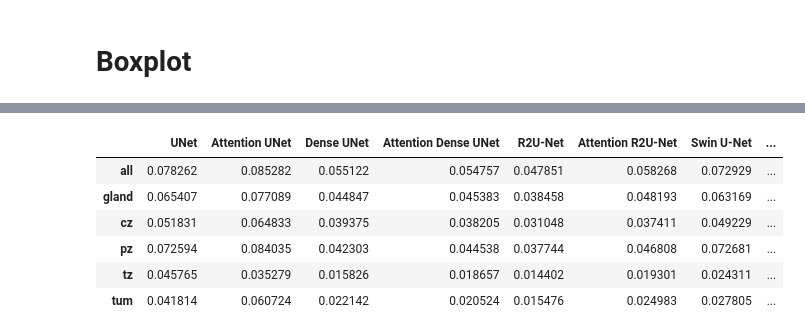
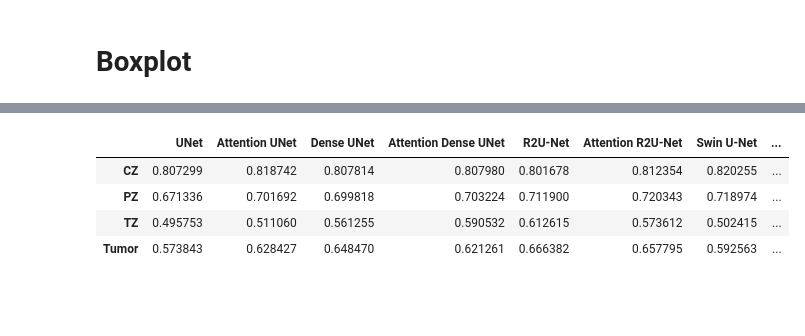
Before and after one commit to pabloquihui/Dataset_pca, a Jupyter notebook: plot_comparison.ipynb, the cells around one changed output, grey strips where cells are left out. Cells and saved outputs as stored; diff of their text form; code cells hidden in the pictures; blank space fills up the shorter version.

Commit message:
train mc faunet

```diff
--- a/plot_comparison.ipynb
+++ b/plot_comparison.ipynb
@@ -10,6 +19,10 @@ test = tf.data.Dataset.load('split_tensor/test_ds/')
 test_arr = np.array(list(test.as_numpy_iterator()))
 masks = test_arr[:,1,:,:,:]
 images = test_arr[:,0,:,:,:]
+# %%
+test = test.map(preprocess)
+test = test.cache()
+test = test.batch(6)
 # %% [markdown]
 ### Loading data
 # %%
@@ -533,0 +376,11 @@ plt.show()
+# %%
+df_models = {preds_models[0][0]: pd.DataFrame(boxplot_values[0]),
+             preds_models[1][0]: pd.DataFrame(boxplot_values[1]),
+             preds_models[2][0]: pd.DataFrame(boxplot_values[2]),
+             preds_models[3][0]: pd.DataFrame(boxplot_values[3]),
+             preds_models[4][0]: pd.DataFrame(boxplot_values[4]),
+             preds_models[5][0]: pd.DataFrame(boxplot_values[5]),
+             preds_models[6][0]: pd.DataFrame(boxplot_values[6]),
+             preds_models[7][0]: pd.DataFrame(boxplot_values[7]),
+             }
+df_models.keys()
@@ -533,0 +389,5 @@ plt.show()
+# %%
+for i in list(df_models.keys()):
+    df_models[i] = df_models[i].rename(columns={0:'CZ', 1:'PZ', 2:'TZ', 3:'Tumor'})
+    df_models[i] = df_models[i].replace(0,np.nan)
+    df_models[i]['Model'] = i
@@ -534,20 +440,18 @@ plt.show()
 # %%
-meandf = pd.DataFrame({'UNet':df_unet.mean(numeric_only=True),
-            'Attention UNet': df_attunet.mean(numeric_only=True),
-            'Dense UNet': df_denseunet.mean(numeric_only=True),
-            'Attention Dense UNet': df_attdenseunet.mean(numeric_only=True),
-            'R2U-Net': df_r2unet.mean(numeric_only=True),
-            'Attention R2U-Net': df_attr2unet.mean(numeric_only=True),
-            'Swin U-Net': df_swinunet.mean(numeric_only=True),
-            'FAU-Net': df_faunet.mean(numeric_only=True),
+meandf = pd.DataFrame({'UNet':df_models['unet'].mean(numeric_only=True),
+            'Attention UNet': df_models['attunet'].mean(numeric_only=True),
+            'Dense UNet': df_models['denseunet'].mean(numeric_only=True),
+            'Attention Dense UNet': df_models['attdenseunet'].mean(numeric_only=True),
+            'R2U-Net': df_models['r2unet'].mean(numeric_only=True),
+            'Attention R2U-Net': df_models['attr2unet'].mean(numeric_only=True),
+            'Swin U-Net': df_models['swinunet'].mean(numeric_only=True),
+            'FAU-Net': df_models['faunet'].mean(numeric_only=True),
             })
-meandf.style.highlight_min(color = 'lightgreen',
-                       axis = 1).highlight_max(color = 'red', axis=1)
+meandf.style.highlight_max(color = 'lightgreen',
+                       axis = 1).highlight_min(color = 'red', axis=1)
 # %% [output]
 |  | UNet | Attention UNet | Dense UNet | Attention Dense UNet | R2U-Net | Attention R2U-Net | Swin U-Net | ... |
-| all | 0.078262 | 0.085282 | 0.055122 | 0.054757 | 0.047851 | 0.058268 | 0.072929 | ... |
-| gland | 0.065407 | 0.077089 | 0.044847 | 0.045383 | 0.038458 | 0.048193 | 0.063169 | ... |
-| cz | 0.051831 | 0.064833 | 0.039375 | 0.038205 | 0.031048 | 0.037411 | 0.049229 | ... |
-| pz | 0.072594 | 0.084035 | 0.042303 | 0.044538 | 0.037744 | 0.046808 | 0.072681 | ... |
-| tz | 0.045765 | 0.035279 | 0.015826 | 0.018657 | 0.014402 | 0.019301 | 0.024311 | ... |
-| tum | 0.041814 | 0.060724 | 0.022142 | 0.020524 | 0.015476 | 0.024983 | 0.027805 | ... |
+| CZ | 0.807299 | 0.818742 | 0.807814 | 0.807980 | 0.801678 | 0.812354 | 0.820255 | ... |
+| PZ | 0.671336 | 0.701692 | 0.699818 | 0.703224 | 0.711900 | 0.720343 | 0.718974 | ... |
+| TZ | 0.495753 | 0.511060 | 0.561255 | 0.590532 | 0.612615 | 0.573612 | 0.502415 | ... |
+| Tumor | 0.573843 | 0.628427 | 0.648470 | 0.621261 | 0.666382 | 0.657795 | 0.592563 | ... |
```
Also changed, not shown: parts of 31 cells of this notebook, 3 other files.
